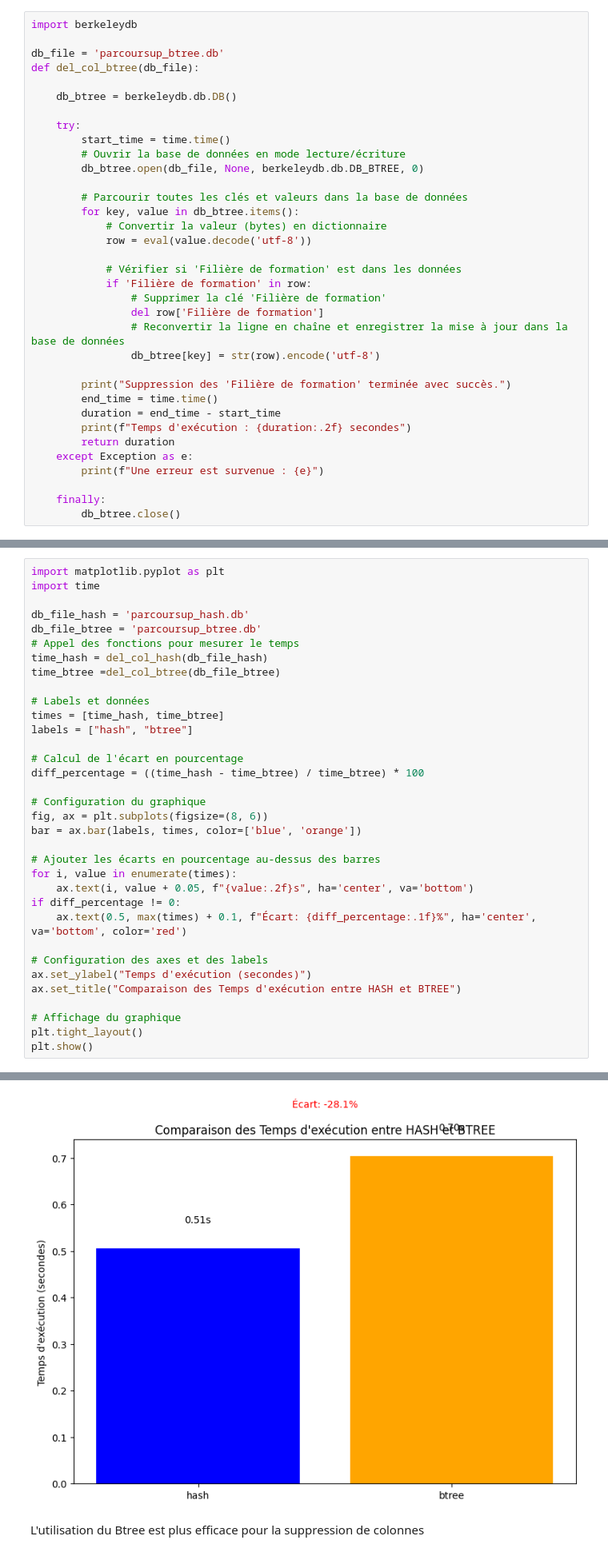
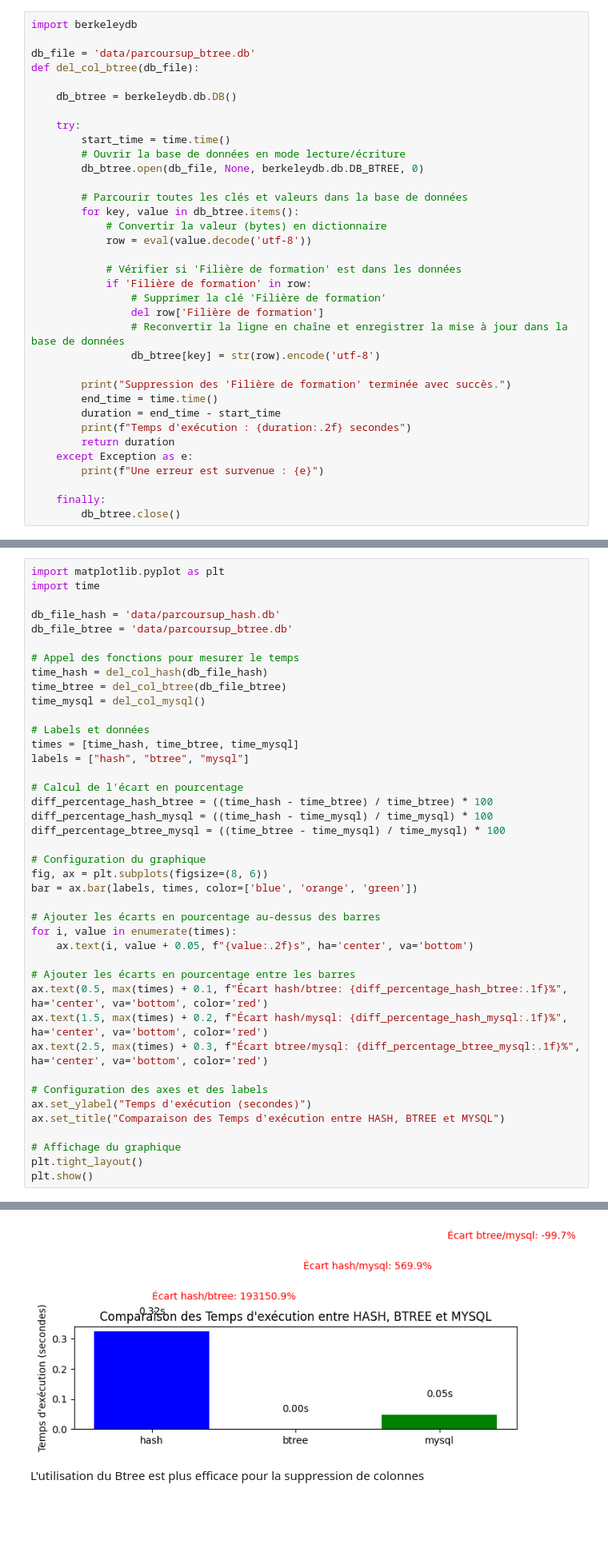
Before and after one commit to jrj37/Benchmark_TDLE, a Jupyter notebook: parcoursup_bekerleydb.ipynb, the cells around one changed output, grey strips where cells are left out. Shown at 80% size. Drawn from its saved outputs; the diff is of its cells as text; blank space fills up the shorter version.

```diff
--- a/parcoursup_bekerleydb.ipynb
+++ b/parcoursup_bekerleydb.ipynb
@@ -629,7 +983,7 @@ Résumé des résultats :
 # %%
 import berkeleydb
 
-db_file = 'parcoursup_btree.db'
+db_file = 'data/parcoursup_btree.db'
 def del_col_btree(db_file):
 
     db_btree = berkeleydb.db.DB()
@@ -704,32 +1091,39 @@ def del_col_hash(db_file):
 import matplotlib.pyplot as plt
 import time
 
-db_file_hash = 'parcoursup_hash.db'
-db_file_btree = 'parcoursup_btree.db'
+db_file_hash = 'data/parcoursup_hash.db'
+db_file_btree = 'data/parcoursup_btree.db'
+
 # Appel des fonctions pour mesurer le temps
 time_hash = del_col_hash(db_file_hash)
-time_btree =del_col_btree(db_file_btree)
+time_btree = del_col_btree(db_file_btree)
+time_mysql = del_col_mysql()
 
 # Labels et données
-times = [time_hash, time_btree]
-labels = ["hash", "btree"]
+times = [time_hash, time_btree, time_mysql]
+labels = ["hash", "btree", "mysql"]
 
 # Calcul de l'écart en pourcentage
-diff_percentage = ((time_hash - time_btree) / time_btree) * 100
+diff_percentage_hash_btree = ((time_hash - time_btree) / time_btree) * 100
+diff_percentage_hash_mysql = ((time_hash - time_mysql) / time_mysql) * 100
+diff_percentage_btree_mysql = ((time_btree - time_mysql) / time_mysql) * 100
 
 # Configuration du graphique
 fig, ax = plt.subplots(figsize=(8, 6))
-bar = ax.bar(labels, times, color=['blue', 'orange'])
+bar = ax.bar(labels, times, color=['blue', 'orange', 'green'])
 
 # Ajouter les écarts en pourcentage au-dessus des barres
 for i, value in enumerate(times):
     ax.text(i, value + 0.05, f"{value:.2f}s", ha='center', va='bottom')
-if diff_percentage != 0:
-    ax.text(0.5, max(times) + 0.1, f"Écart: {diff_percentage:.1f}%", ha='center', va='bottom', color='red')
+
+# Ajouter les écarts en pourcentage entre les barres
+ax.text(0.5, max(times) + 0.1, f"Écart hash/btree: {diff_percentage_hash_btree:.1f}%", ha='center', va='bottom', color='red')
+ax.text(1.5, max(times) + 0.2, f"Écart hash/mysql: {diff_percentage_hash_mysql:.1f}%", ha='center', va='bottom', color='red')
+ax.text(2.5, max(times) + 0.3, f"Écart btree/mysql: {diff_percentage_btree_mysql:.1f}%", ha='center', va='bottom', color='red')
 
 # Configuration des axes et des labels
 ax.set_ylabel("Temps d'exécution (secondes)")
-ax.set_title("Comparaison des Temps d'exécution entre HASH et BTREE")
+ax.set_title("Comparaison des Temps d'exécution entre HASH, BTREE et MYSQL")
 
 # Affichage du graphique
 plt.tight_layout()
@@ -742,4 +1137,4 @@ Temps d'exécution : 0.70 secondes
-[figure, old version]
+[figure, new version]
 # %% [markdown]
 L'utilisation du Btree est plus efficace pour la suppression de colonnes
 # %% [markdown]
```
Also changed, not shown: parts of 24 cells of this notebook, 3 other files.
